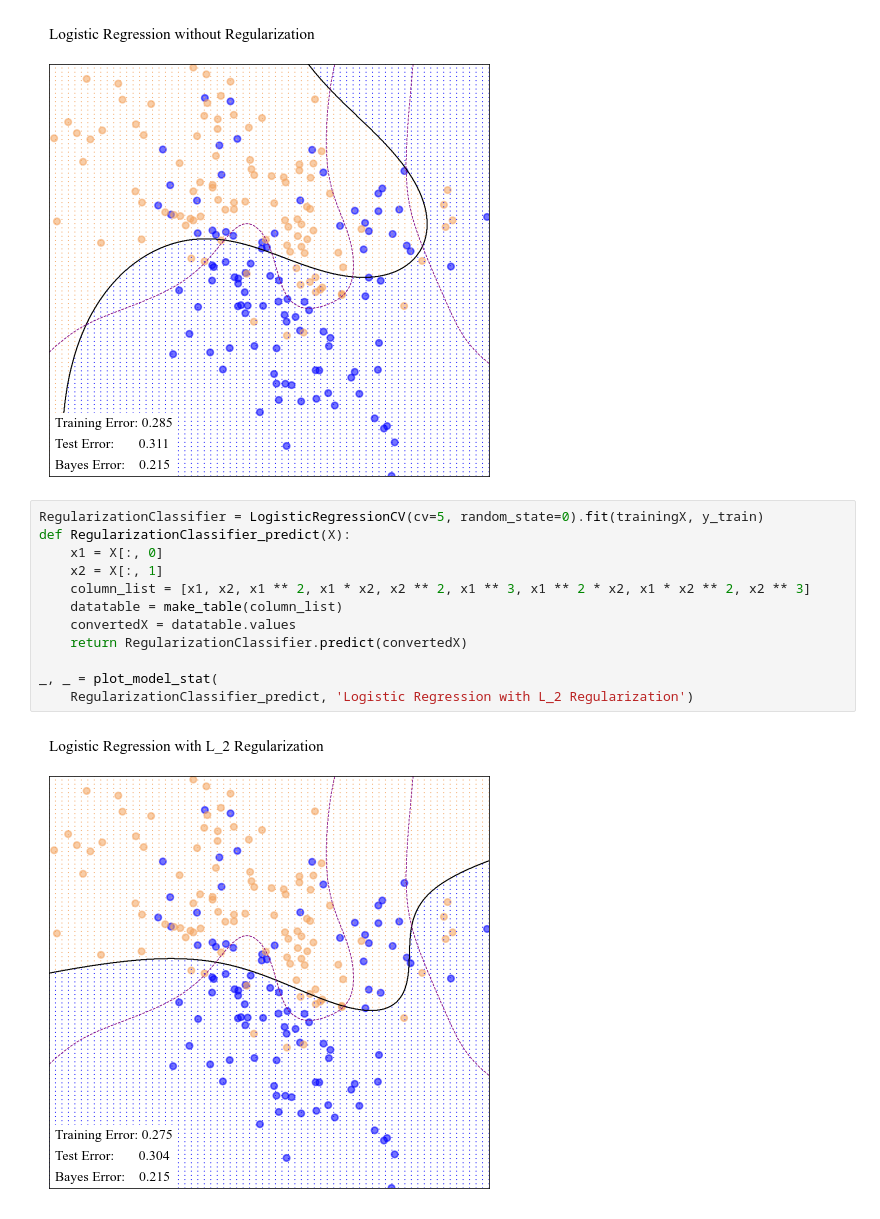
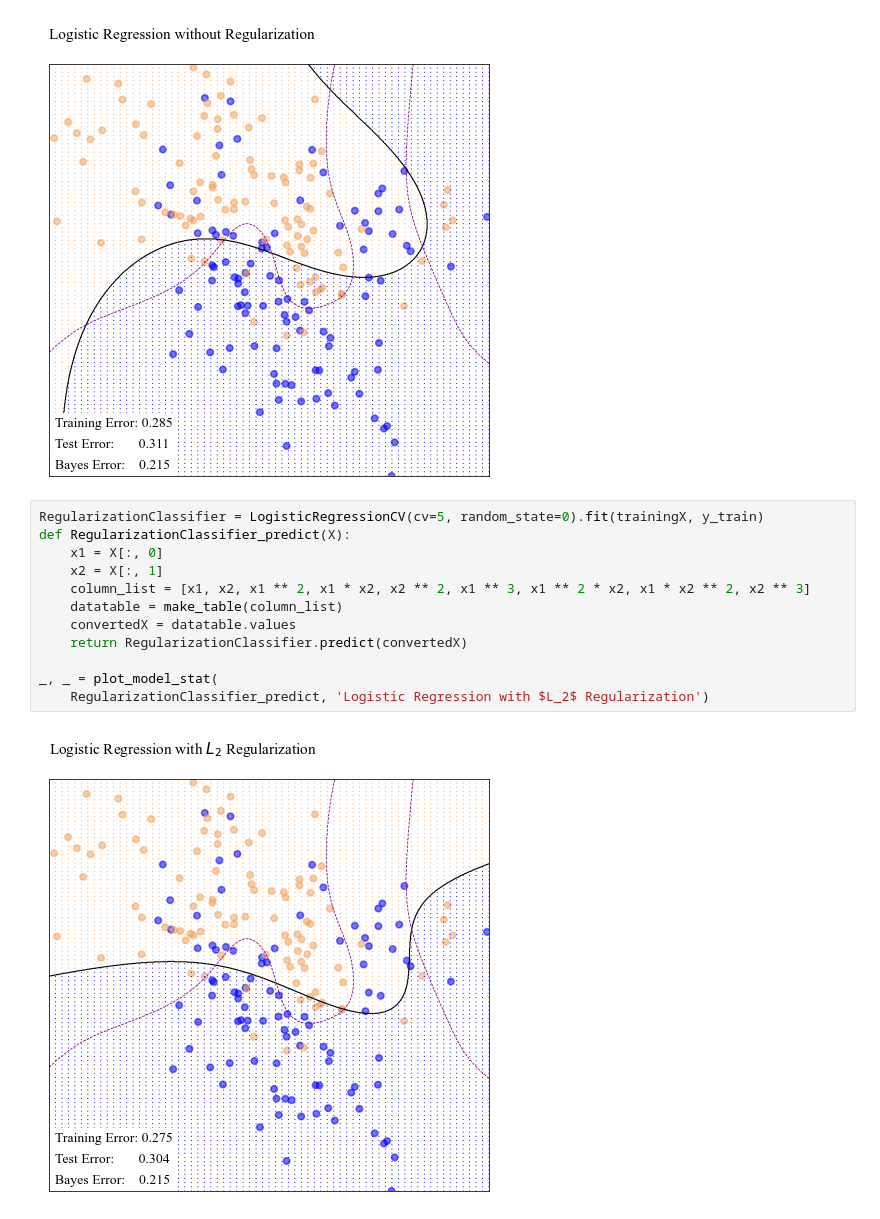
Before and after one commit to ChuckleQu/FYP---Midterm-Presentation---Generalization-of-Classification-Models, a Jupyter notebook: FYP - Midterm Presentation - Generalization of Classification Models.ipynb, the cells around one changed output. Saved outputs shown, nothing was run; the diff lists cells and outputs as text.

```diff
--- a/FYP - Midterm Presentation - Generalization of Classification Models.ipynb
+++ b/FYP - Midterm Presentation - Generalization of Classification Models.ipynb
@@ -301,14 +301,14 @@ _, _ = plot_model_stat(
 # %%
 RegularizationClassifier = LogisticRegressionCV(cv=5, random_state=0).fit(trainingX, y_train)
 def RegularizationClassifier_predict(X):
     x1 = X[:, 0]
     x2 = X[:, 1]
     column_list = [x1, x2, x1 ** 2, x1 * x2, x2 ** 2, x1 ** 3, x1 ** 2 * x2, x1 * x2 ** 2, x2 ** 3]
     datatable = make_table(column_list)
     convertedX = datatable.values
     return RegularizationClassifier.predict(convertedX)
 
 _, _ = plot_model_stat(
-    RegularizationClassifier_predict, 'Logistic Regression with L_2 Regularization')
+    RegularizationClassifier_predict, 'Logistic Regression with $L_2$ Regularization')
 # %% [output]
-[figure, old version]
+[figure, new version]
```
